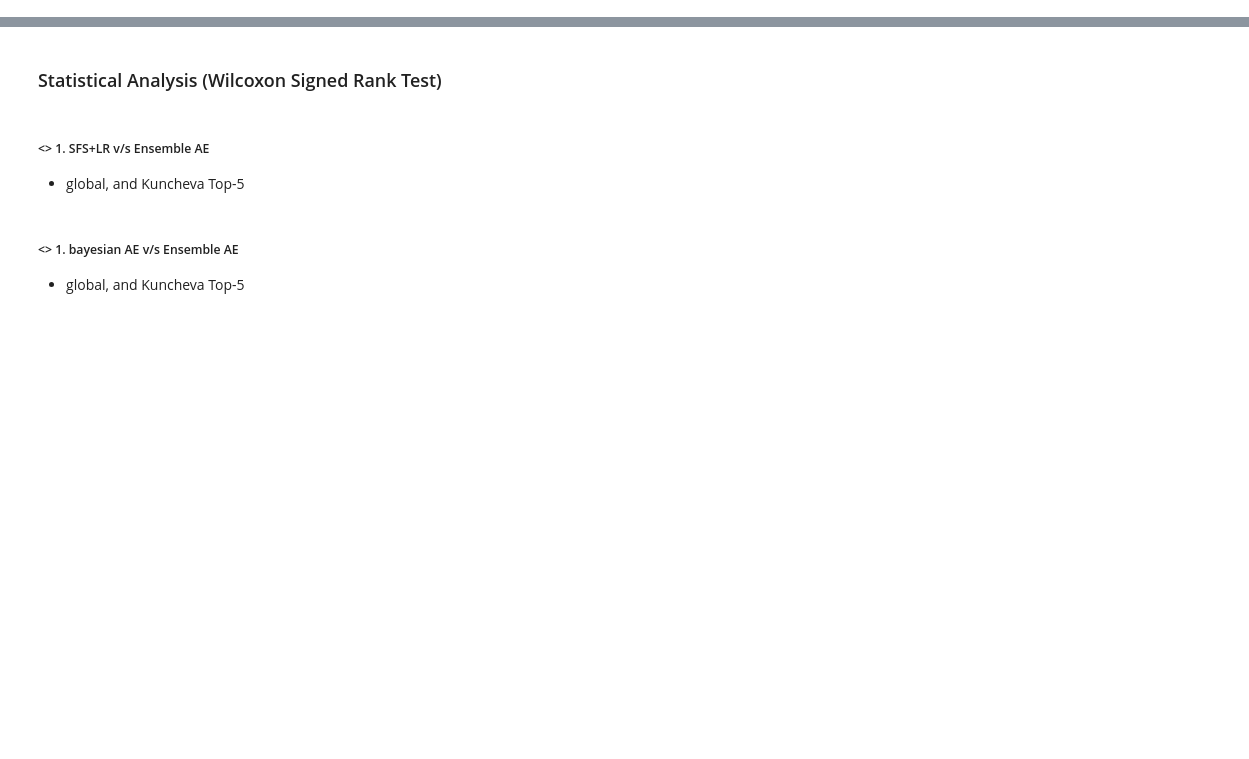
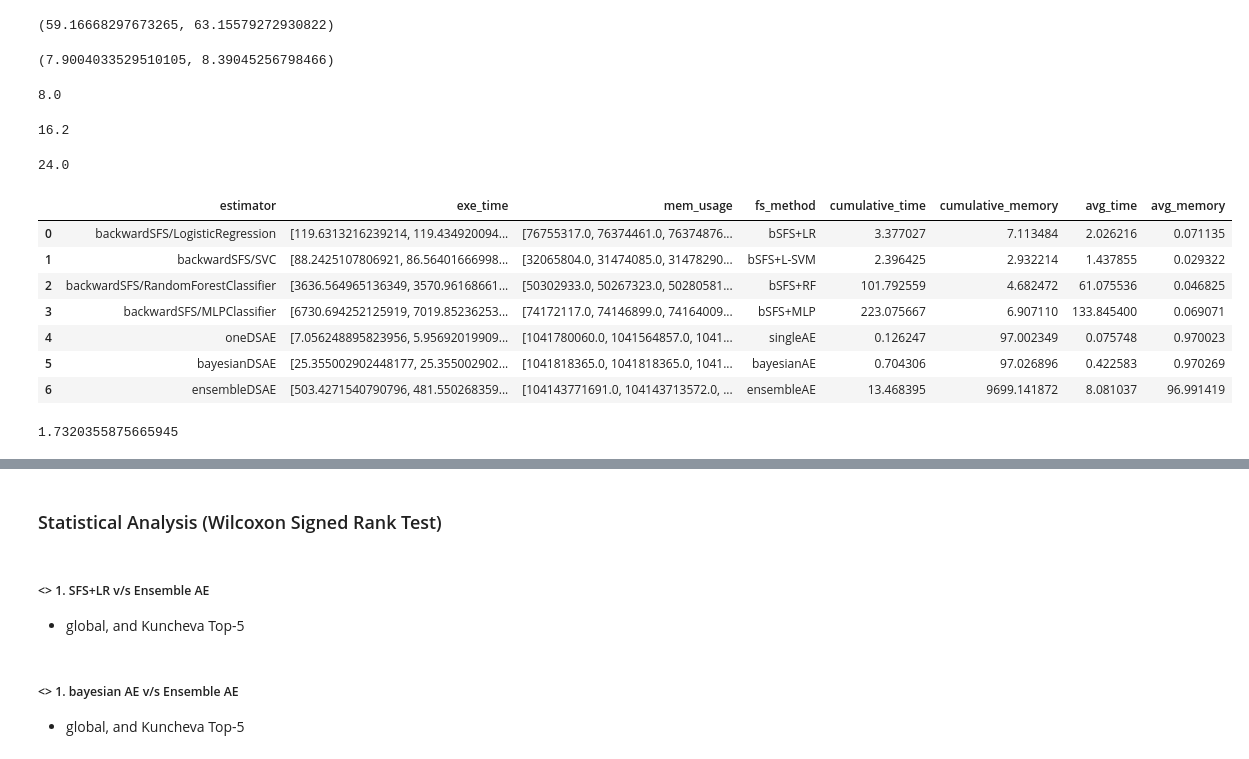
Before and after one commit to sithin-int/autoencoder, a Jupyter notebook: notebooks/stability_analysis.ipynb, the cells around one changed output, grey strips where cells are left out. Drawn from its saved outputs; the diff is of its cells as text; code cells hidden in the pictures; blank space fills up the shorter version.

```diff
--- a/notebooks/stability_analysis.ipynb
+++ b/notebooks/stability_analysis.ipynb
@@ -487,0 +539,35 @@ plt.show()
+# %%
+np.min(df[df.estimator.isin(["backwardSFS/RandomForestClassifier"])].exe_time.to_list())/60, np.max(df[df.estimator.isin(["backwardSFS/RandomForestClassifier"])].exe_time.to_list())/60
+# %% [output]
+(59.16668297673265, 63.15579272930822)
+# %%
+np.min(df[df.estimator.isin(["ensembleDSAE"])].exe_time.to_list())/60, np.max(df[df.estimator.isin(["ensembleDSAE"])].exe_time.to_list())/60
+# %% [output]
+(7.9004033529510105, 8.39045256798466)
+# %%
+0.5*16
+# %% [output]
+8.0
+# %%
+8.1/0.5
+# %% [output]
+16.2
+# %%
+(2*60)/5
+# %% [output]
+24.0
+# %%
+df
+# %% [output]
+|  | estimator | exe_time | mem_usage | fs_method | cumulative_time | cumulative_memory | avg_time | avg_memory |
+| 0 | backwardSFS/LogisticRegression | [119.6313216239214, 119.434920094... | [76755317.0, 76374461.0, 76374876... | bSFS+LR | 3.377027 | 7.113484 | 2.026216 | 0.071135 |
+| 1 | backwardSFS/SVC | [88.2425107806921, 86.56401666998... | [32065804.0, 31474085.0, 31478290... | bSFS+L-SVM | 2.396425 | 2.932214 | 1.437855 | 0.029322 |
+| 2 | backwardSFS/RandomForestClassifier | [3636.564965136349, 3570.96168661... | [50302933.0, 50267323.0, 50280581... | bSFS+RF | 101.792559 | 4.682472 | 61.075536 | 0.046825 |
+| 3 | backwardSFS/MLPClassifier | [6730.694252125919, 7019.85236253... | [74172117.0, 74146899.0, 74164009... | bSFS+MLP | 223.075667 | 6.907110 | 133.845400 | 0.069071 |
+| 4 | oneDSAE | [7.056248895823956, 5.95692019909... | [1041780060.0, 1041564857.0, 1041... | singleAE | 0.126247 | 97.002349 | 0.075748 | 0.970023 |
+| 5 | bayesianDSAE | [25.355002902448177, 25.355002902... | [1041818365.0, 1041818365.0, 1041... | bayesianAE | 0.704306 | 97.026896 | 0.422583 | 0.970269 |
+| 6 | ensembleDSAE | [503.4271540790796, 481.550268359... | [104143771691.0, 104143713572.0, ... | ensembleAE | 13.468395 | 9699.141872 | 8.081037 | 96.991419 |
+# %%
+np.mean(df[df.estimator.isin(["backwardSFS/LogisticRegression", "backwardSFS/SVC"])].exe_time.to_list())/60
+# %% [output]
+1.7320355875665945
```
Also changed, not shown: parts of 20 cells of this notebook, 22 other files.
